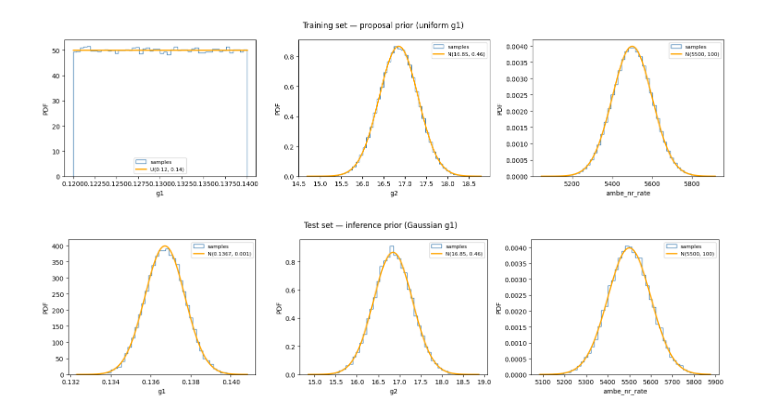
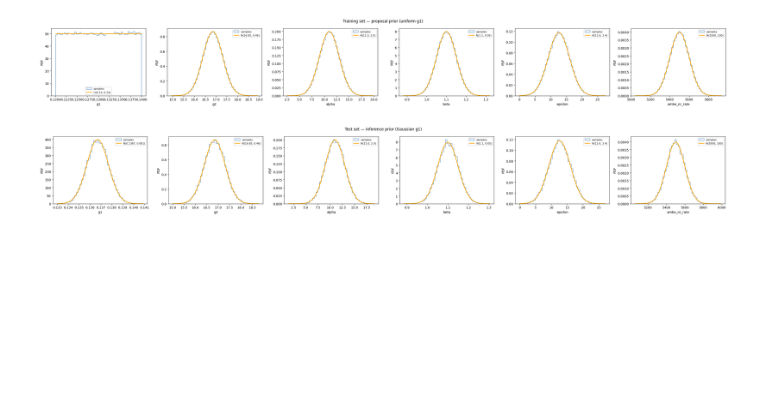
Before and after one commit to XENONnT/appletree, a Jupyter notebook: notebooks/harvest_sims_uniformg1.ipynb, the cells around one changed output. Drawn from its saved outputs; the diff is of its cells as text; code cells hidden in the pictures; blank space fills up the shorter version.

Commit message:
harvested 6-param model with uniform g1 proposal prior

```diff
--- a/notebooks/harvest_sims_uniformg1.ipynb
+++ b/notebooks/harvest_sims_uniformg1.ipynb
@@ -192,17 +194,17 @@ def plot_param_histograms(h5_path, prior_json_path, title):
     plt.show()
 # %%
 plot_param_histograms(
-    h5_path='/home/puehlengt/appletree/notebooks/3_params_uniform_g1/training_set/harvested_training.h5',
-    prior_json_path='/home/puehlengt/appletree/notebooks/3_params_uniform_g1/training_set/prior_harvested_training.json',
+    h5_path='/home/puehlengt/appletree/notebooks/6_params_uniform_g1/training_set/harvested_training.h5',
+    prior_json_path='/home/puehlengt/appletree/notebooks/6_params_uniform_g1/training_set/prior_harvested_training.json',
     title='Training set — proposal prior (uniform g1)',
 )
 # %% [output]
-[figure, old version]
+[figure, new version]
 # %%
 plot_param_histograms(
-    h5_path='/home/puehlengt/appletree/notebooks/3_params_uniform_g1/test_set/harvested_test.h5',
-    prior_json_path='/home/puehlengt/appletree/notebooks/3_params_uniform_g1/test_set/prior_harvested_test.json',
+    h5_path='/home/puehlengt/appletree/notebooks/6_params_uniform_g1/test_set/harvested_test.h5',
+    prior_json_path='/home/puehlengt/appletree/notebooks/6_params_uniform_g1/test_set/prior_harvested_test.json',
     title='Test set — inference prior (Gaussian g1)',
 )
 # %% [output]
-[figure, old version]
+[figure, new version]
```
Also changed, not shown: parts of 3 cells of this notebook.
